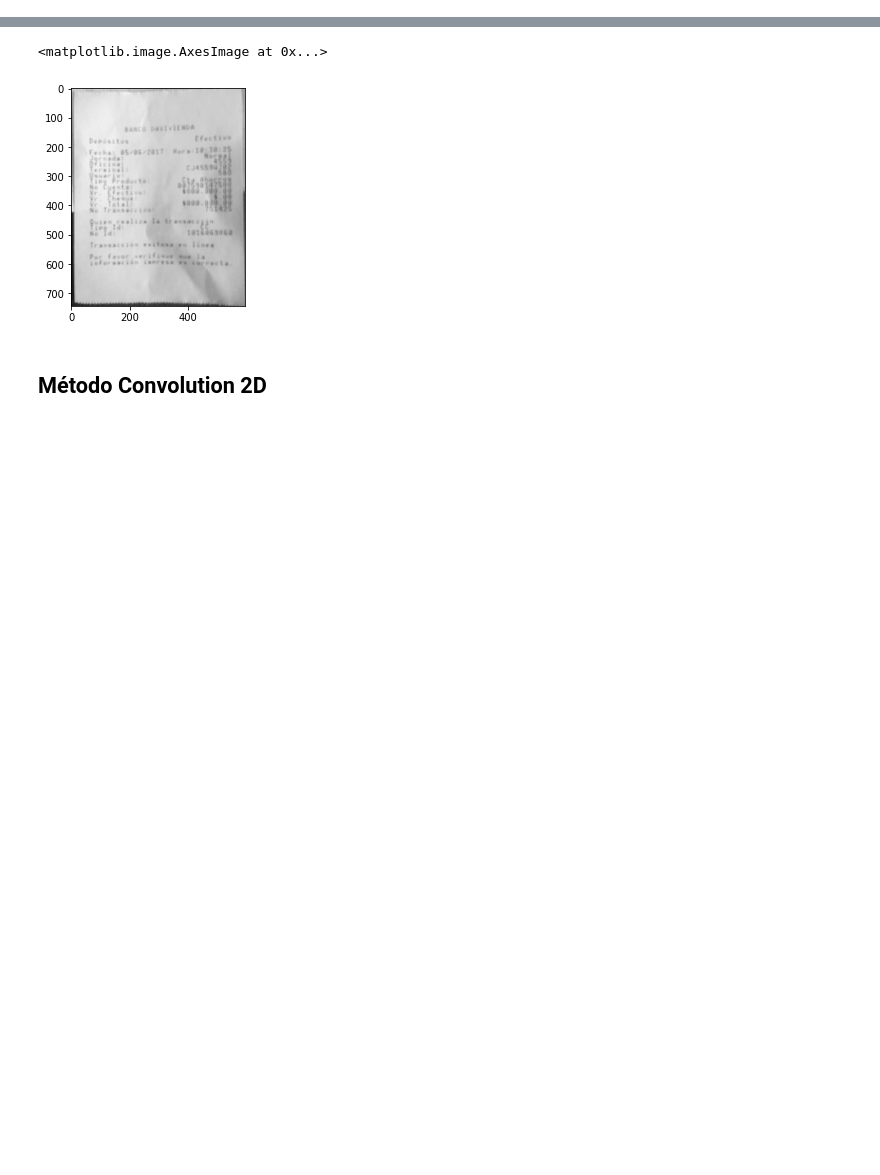
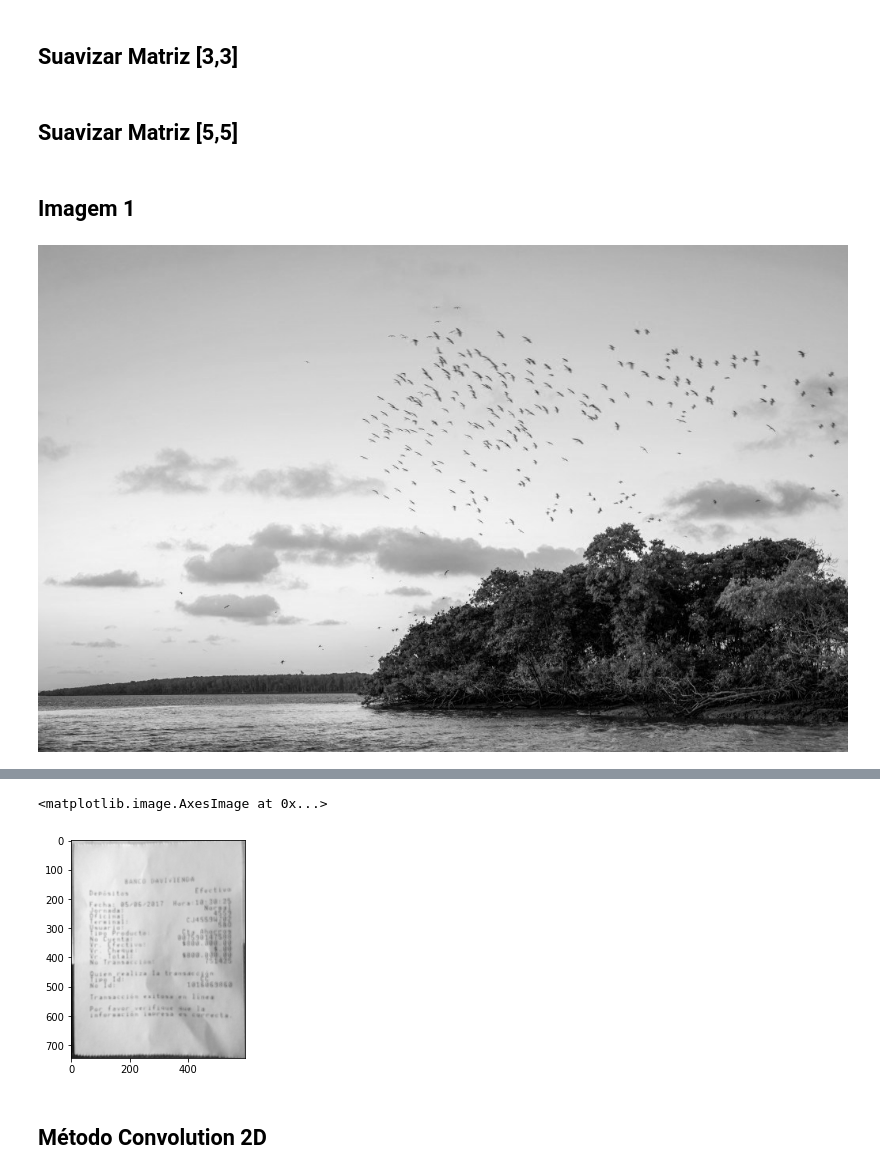
Before and after one commit to JVBravoo/visao_computacional, a Jupyter notebook: Atividade_02/atividade_02.ipynb, the cells around one changed output, grey strips where cells are left out. Cells and saved outputs as stored; diff of their text form; code cells hidden in the pictures; blank space fills up the shorter version.

```diff
--- a/Atividade_02/atividade_02.ipynb
+++ b/Atividade_02/atividade_02.ipynb
@@ -0,0 +5,5 @@
+# %%
+img1 = Image.open("02.filtro/suavizar/Suavizar_(1).jpg")
+img2 = Image.open("02.filtro/suavizar/Suavizar_(2).jpg")
+# %% [markdown]
+## Suavizar Matriz [3,3]
@@ -0,0 +34,2 @@
+# %% [markdown]
+## Suavizar Matriz [5,5]
@@ -0,0 +85,6 @@
+# %% [markdown]
+## Imagem 1
+# %%
+img1
+# %% [output]
+[figure, added]
```
Also changed, not shown: parts of 13 cells of this notebook, 5 other files.
